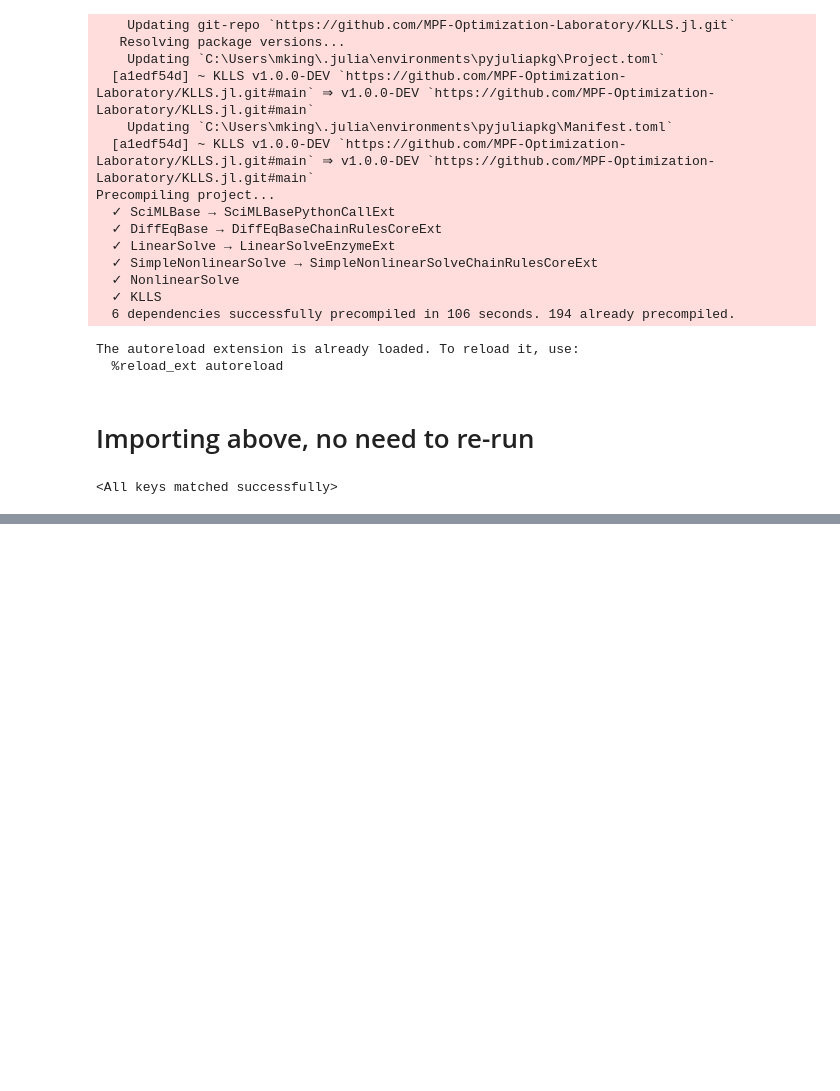
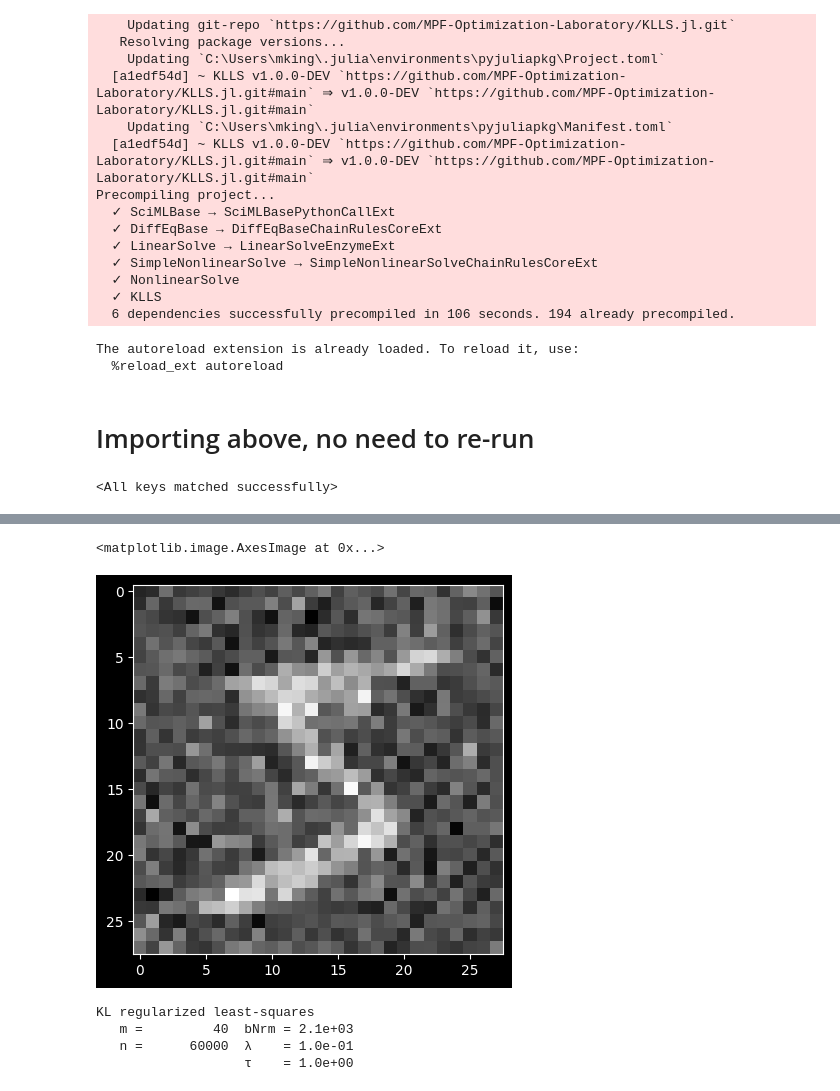
Before and after one commit to mattkingros/gan-vae-pretrained-pytorch, a Jupyter notebook: Scratch_Experiments.ipynb, the cells around one changed output, grey strips where cells are left out. Saved outputs shown, nothing was run; the diff lists cells and outputs as text; code cells hidden in the pictures; blank space fills up the shorter version.

```diff
--- a/Scratch_Experiments.ipynb
+++ b/Scratch_Experiments.ipynb
@@ -122,0 +153,12 @@ tensor([[[ 1.5900, -0.2048,  1.4300],
+# %%
+b = im0 + np.random.randn()
+# %%
+np.linalg.norm(b)
+b.size()
+
+b_noisy = b + (0.03*np.linalg.norm(b))*torch.randn(28,28)
+# %%
+plt.imshow(b_noisy,cmap = 'gray')
+# %% [output]
+<matplotlib.image.AxesImage at 0x...>
+[figure, added]
@@ -122,0 +172,8 @@ tensor([[[ 1.5900, -0.2048,  1.4300],
+# %%
+kl = jl.KLLSModel(A,target_b)
+jl.regularize(kl,0.1)
+# %% [output]
+KL regularized least-squares
+   m =         40  bNrm = 2.1e+03
+   n =      60000  λ    = 1.0e-01
+                   τ    = 1.0e+00
```
Also changed, not shown: parts of 7 cells of this notebook, 1 other file.
